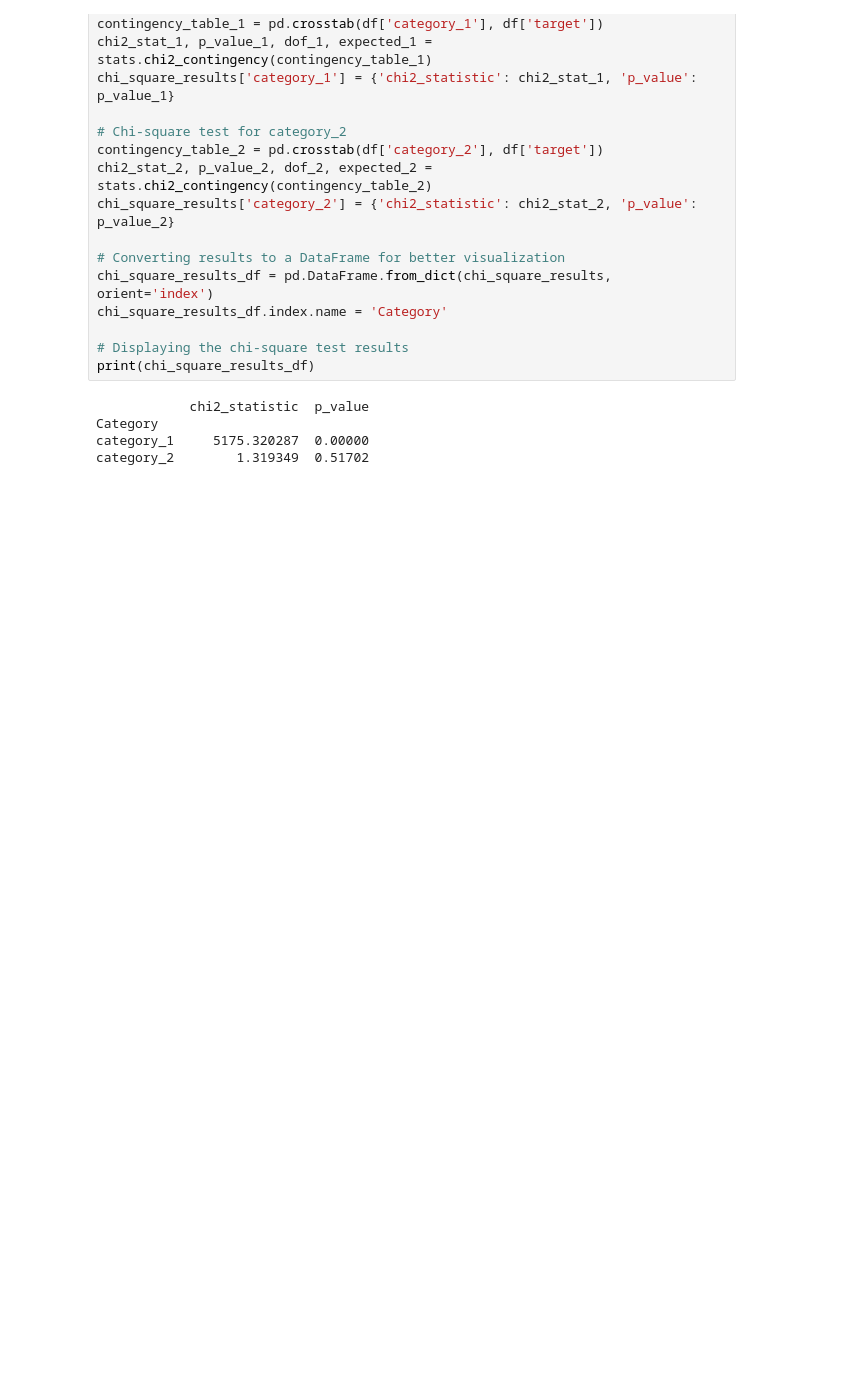
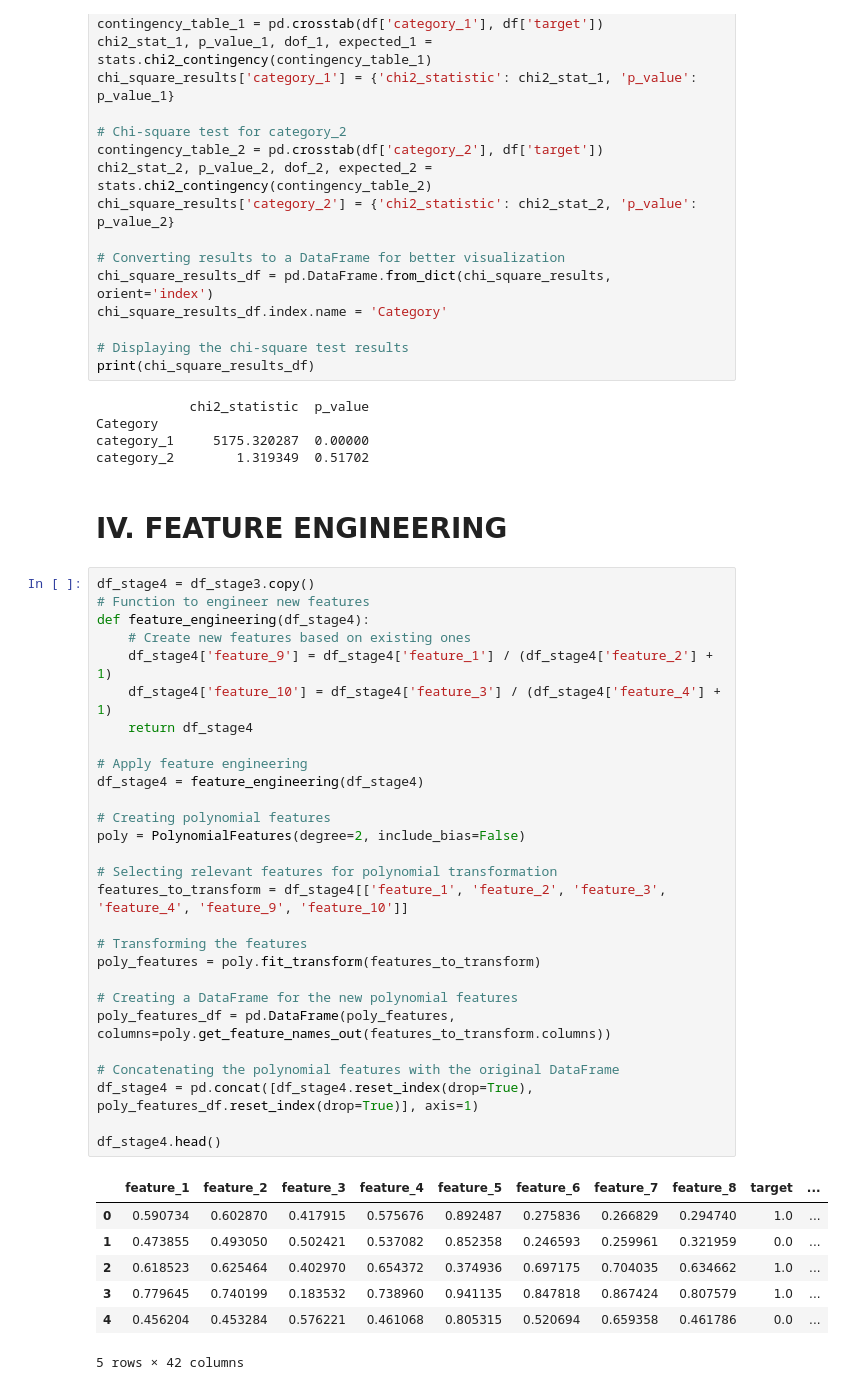
Before and after one commit to Montasir00/Ml_final_project, a Jupyter notebook: Final_Project.ipynb, the cells around one changed output. Cells and saved outputs as stored; diff of their text form; blank space fills up the shorter version.

Commit message:
feature engineering finished apply ratio and polynomial engineering

```diff
--- a/Final_Project.ipynb
+++ b/Final_Project.ipynb
@@ -479,3 +480,41 @@ print(chi_square_results_df)
 Category
 category_1     5175.320287  0.00000
 category_2        1.319349  0.51702
+# %% [markdown]
+# IV. FEATURE ENGINEERING
+# %%
+df_stage4 = df_stage3.copy()
+# Function to engineer new features
+def feature_engineering(df_stage4):
+    # Create new features based on existing ones
+    df_stage4['feature_9'] = df_stage4['feature_1'] / (df_stage4['feature_2'] + 1)
+    df_stage4['feature_10'] = df_stage4['feature_3'] / (df_stage4['feature_4'] + 1)
+    return df_stage4
+
+# Apply feature engineering
+df_stage4 = feature_engineering(df_stage4)
+
+# Creating polynomial features
+poly = PolynomialFeatures(degree=2, include_bias=False)
+
+# Selecting relevant features for polynomial transformation
+features_to_transform = df_stage4[['feature_1', 'feature_2', 'feature_3', 'feature_4', 'feature_9', 'feature_10']]
+
+# Transforming the features
+poly_features = poly.fit_transform(features_to_transform)
+
+# Creating a DataFrame for the new polynomial features
+poly_features_df = pd.DataFrame(poly_features, columns=poly.get_feature_names_out(features_to_transform.columns))
+
+# Concatenating the polynomial features with the original DataFrame
+df_stage4 = pd.concat([df_stage4.reset_index(drop=True), poly_features_df.reset_index(drop=True)], axis=1)
+
+df_stage4.head()
+# %% [output]
+|  | feature_1 | feature_2 | feature_3 | feature_4 | feature_5 | feature_6 | feature_7 | feature_8 | target | ... |
+| 0 | 0.590734 | 0.602870 | 0.417915 | 0.575676 | 0.892487 | 0.275836 | 0.266829 | 0.294740 | 1.0 | ... |
+| 1 | 0.473855 | 0.493050 | 0.502421 | 0.537082 | 0.852358 | 0.246593 | 0.259961 | 0.321959 | 0.0 | ... |
+| 2 | 0.618523 | 0.625464 | 0.402970 | 0.654372 | 0.374936 | 0.697175 | 0.704035 | 0.634662 | 1.0 | ... |
+| 3 | 0.779645 | 0.740199 | 0.183532 | 0.738960 | 0.941135 | 0.847818 | 0.867424 | 0.807579 | 1.0 | ... |
+| 4 | 0.456204 | 0.453284 | 0.576221 | 0.461068 | 0.805315 | 0.520694 | 0.659358 | 0.461786 | 0.0 | ... |
+5 rows × 42 columns
```
Also changed, not shown: parts of 6 cells of this notebook.
